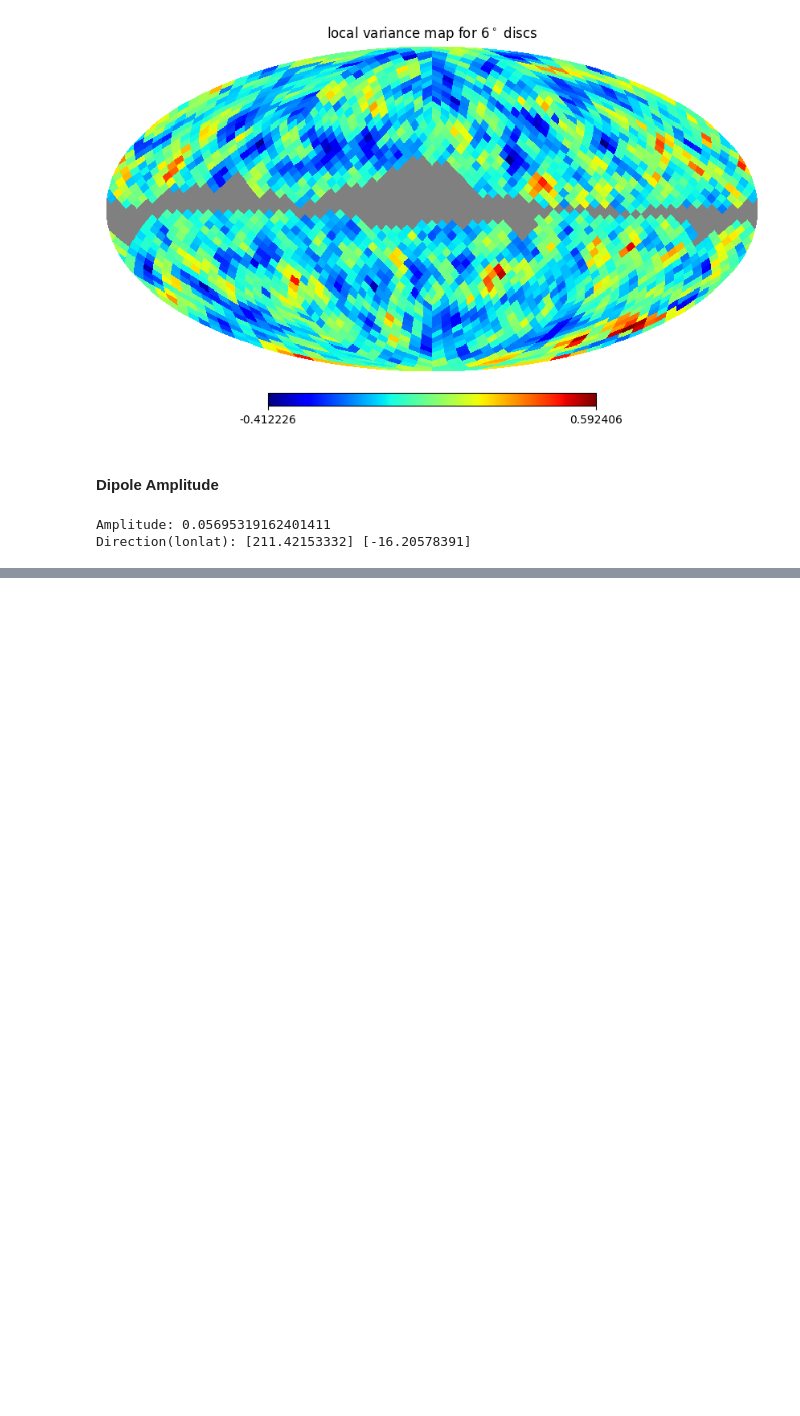
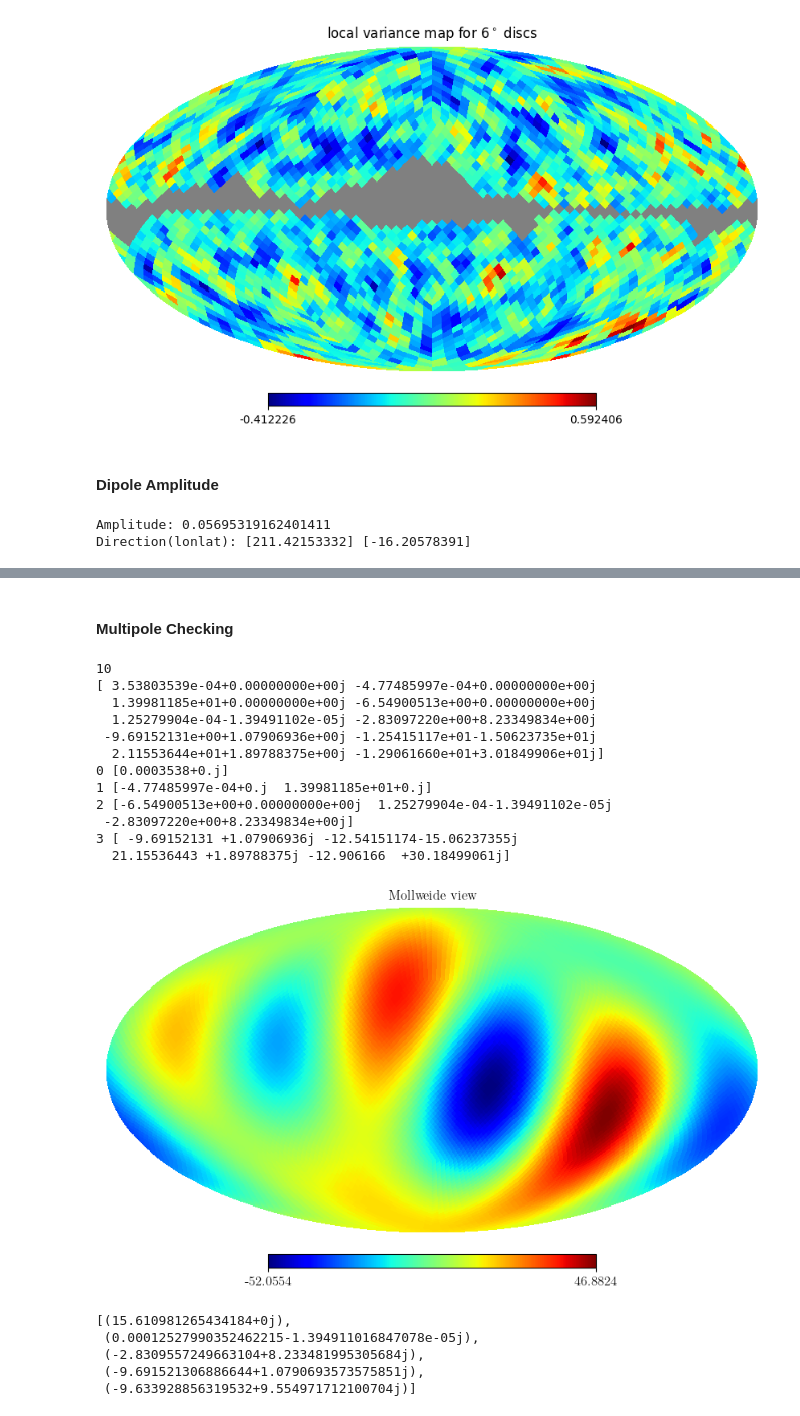
Before and after one commit to jamshidi3d/cmb_anomaly_detection, a Jupyter notebook: akrami_2014.ipynb, the cells around one changed output, grey strips where cells are left out. Drawn from its saved outputs; the diff is of its cells as text; code cells hidden in the pictures; blank space fills up the shorter version.

Commit message:
spherical harmonics check

```diff
--- a/akrami_2014.ipynb
+++ b/akrami_2014.ipynb
@@ -232,0 +247,46 @@ Direction(lonlat): [211.42153332] [-16.20578391]
+# %% [markdown]
+#### Multipole Checking
+# %%
+def purify_alm(alm_flat_list, non_zero_l = None):
+    alm_list = []
+    lmax = round(np.sqrt(len(alm_flat_list)))
+    last_index = 0
+    for l in range(lmax + 1):
+        _len = l + 1
+        same_l_alm = alm_flat_list[last_index: last_index + _len]
+        alm_list.append(same_l_alm)
+        last_index += _len
+        print(l, same_l_alm)
+    return alm_list
+
+alm_flat_list = hp.sphtfunc.map2alm(cmb_map.raw_data, lmax = 3)
+print(len(alm_flat_list))
+print(alm_flat_list)
+alm_list = purify_alm(alm_flat_list)
+
+pure_alm_list = np.array([alm for same_l_alm in alm_list for alm in same_l_alm])
+
+_map = hp.sphtfunc.alm2map(alm_flat_list, 32)
+hp.mollview(_map, cmap='jet')
+# %% [output]
+10
+[ 3.53803539e-04+0.00000000e+00j -4.77485997e-04+0.00000000e+00j
+  1.39981185e+01+0.00000000e+00j -6.54900513e+00+0.00000000e+00j
+  1.25279904e-04-1.39491102e-05j -2.83097220e+00+8.23349834e+00j
+ -9.69152131e+00+1.07906936e+00j -1.25415117e+01-1.50623735e+01j
+  2.11553644e+01+1.89788375e+00j -1.29061660e+01+3.01849906e+01j]
+0 [0.0003538+0.j]
+1 [-4.77485997e-04+0.j  1.39981185e+01+0.j]
+2 [-6.54900513e+00+0.00000000e+00j  1.25279904e-04-1.39491102e-05j
+ -2.83097220e+00+8.23349834e+00j]
+3 [ -9.69152131 +1.07906936j -12.54151174-15.06237355j
+  21.15536443 +1.89788375j -12.906166  +30.18499061j]
+[figure, added]
+# %%
+alm_list[2]
+# %% [output]
+[(15.610981265434184+0j),
+ (0.00012527990352462215-1.394911016847078e-05j),
+ (-2.8309557249663104+8.233481995305684j),
+ (-9.691521306886644+1.0790693573575851j),
+ (-9.633928856319532+9.554971712100704j)]
```
Also changed, not shown: parts of 3 cells of this notebook.
